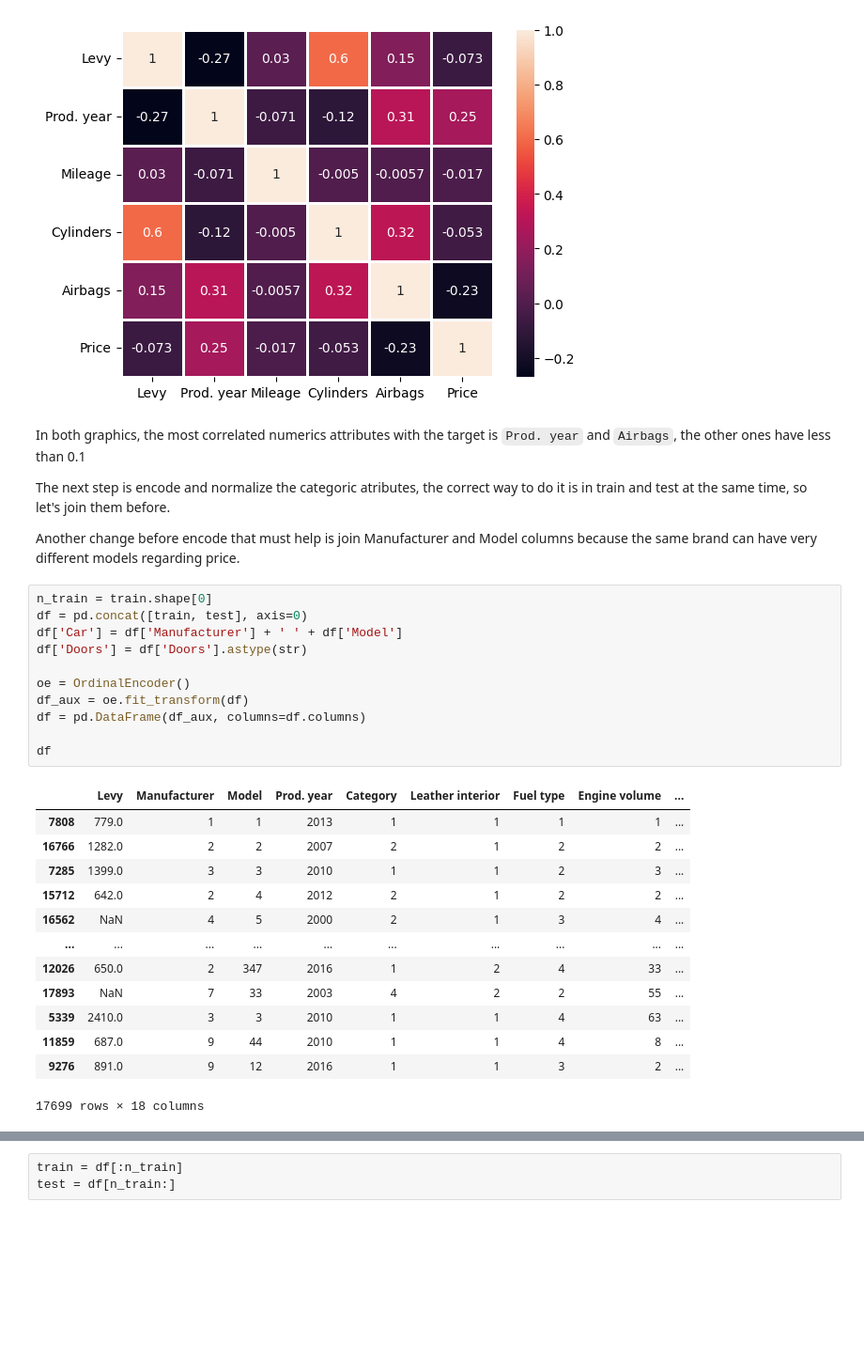
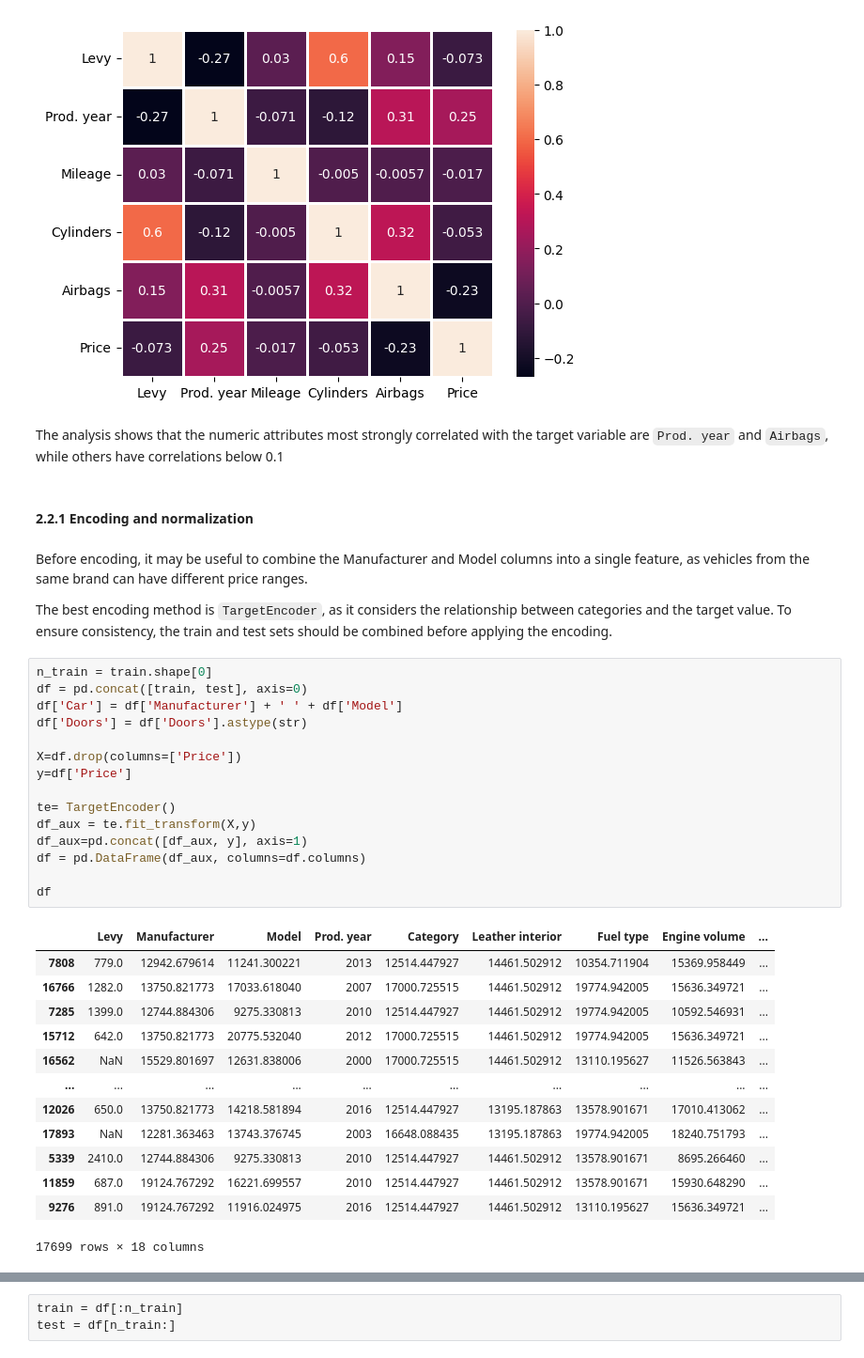
Before and after one commit to luismz14/Kaggle, a Jupyter notebook: kaggle.ipynb, the cells around one changed output, grey strips where cells are left out. Shown at 94% size. Drawn from its saved outputs; the diff is of its cells as text; blank space fills up the shorter version.

````diff
--- a/kaggle.ipynb
+++ b/kaggle.ipynb
@@ -270,35 +288,41 @@ sns.heatmap(train.corr(numeric_only=True),annot=True,linewidths=2)
 # %% [output]
 <Axes: >
 [figure]
-# %% [markdown]
-In both graphics, the most correlated numerics attributes with the target is ```Prod. year``` and ```Airbags```, the other ones have less than 0.1
-
-The next step is encode and normalize the categoric atributes, the correct way to do it is in train and test at the same time, so let's join them before.
-
-Another change before encode that must help is join Manufacturer and Model columns because the same brand can have very different models regarding price.
+# %% [markdown]
+The analysis shows that the numeric attributes most strongly correlated with the target variable are ```Prod. year``` and ```Airbags```, while others have correlations below 0.1
+# %% [markdown]
+#### 2.2.1 Encoding and normalization
+# %% [markdown]
+Before encoding, it may be useful to combine the Manufacturer and Model columns into a single feature, as vehicles from the same brand can have different price ranges.
+
+The best encoding method is ``TargetEncoder``, as it considers the relationship between categories and the target value. To ensure consistency, the train and test sets should be combined before applying the encoding.
 # %%
 n_train = train.shape[0]
 df = pd.concat([train, test], axis=0)
 df['Car'] = df['Manufacturer'] + ' ' + df['Model']
 df['Doors'] = df['Doors'].astype(str)
 
-oe = OrdinalEncoder()
-df_aux = oe.fit_transform(df)
+X=df.drop(columns=['Price'])
+y=df['Price']
+
+te= TargetEncoder()
+df_aux = te.fit_transform(X,y)
+df_aux=pd.concat([df_aux, y], axis=1)
 df = pd.DataFrame(df_aux, columns=df.columns)
 
 df
 # %% [output]
 |  | Levy | Manufacturer | Model | Prod. year | Category | Leather interior | Fuel type | Engine volume | ... |
-| 7808 | 779.0 | 1 | 1 | 2013 | 1 | 1 | 1 | 1 | ... |
-| 16766 | 1282.0 | 2 | 2 | 2007 | 2 | 1 | 2 | 2 | ... |
-| 7285 | 1399.0 | 3 | 3 | 2010 | 1 | 1 | 2 | 3 | ... |
-| 15712 | 642.0 | 2 | 4 | 2012 | 2 | 1 | 2 | 2 | ... |
-| 16562 | NaN | 4 | 5 | 2000 | 2 | 1 | 3 | 4 | ... |
+| 7808 | 779.0 | 12942.679614 | 11241.300221 | 2013 | 12514.447927 | 14461.502912 | 10354.711904 | 15369.958449 | ... |
+| 16766 | 1282.0 | 13750.821773 | 17033.618040 | 2007 | 17000.725515 | 14461.502912 | 19774.942005 | 15636.349721 | ... |
+| 7285 | 1399.0 | 12744.884306 | 9275.330813 | 2010 | 12514.447927 | 14461.502912 | 19774.942005 | 10592.546931 | ... |
+| 15712 | 642.0 | 13750.821773 | 20775.532040 | 2012 | 17000.725515 | 14461.502912 | 19774.942005 | 15636.349721 | ... |
+| 16562 | NaN | 15529.801697 | 12631.838006 | 2000 | 17000.725515 | 14461.502912 | 13110.195627 | 11526.563843 | ... |
 | ... | ... | ... | ... | ... | ... | ... | ... | ... | ... |
-| 12026 | 650.0 | 2 | 347 | 2016 | 1 | 2 | 4 | 33 | ... |
-| 17893 | NaN | 7 | 33 | 2003 | 4 | 2 | 2 | 55 | ... |
-| 5339 | 2410.0 | 3 | 3 | 2010 | 1 | 1 | 4 | 63 | ... |
-| 11859 | 687.0 | 9 | 44 | 2010 | 1 | 1 | 4 | 8 | ... |
-| 9276 | 891.0 | 9 | 12 | 2016 | 1 | 1 | 3 | 2 | ... |
+| 12026 | 650.0 | 13750.821773 | 14218.581894 | 2016 | 12514.447927 | 13195.187863 | 13578.901671 | 17010.413062 | ... |
+| 17893 | NaN | 12281.363463 | 13743.376745 | 2003 | 16648.088435 | 13195.187863 | 19774.942005 | 18240.751793 | ... |
+| 5339 | 2410.0 | 12744.884306 | 9275.330813 | 2010 | 12514.447927 | 14461.502912 | 13578.901671 | 8695.266460 | ... |
+| 11859 | 687.0 | 19124.767292 | 16221.699557 | 2010 | 12514.447927 | 14461.502912 | 13578.901671 | 15930.648290 | ... |
+| 9276 | 891.0 | 19124.767292 | 11916.024975 | 2016 | 12514.447927 | 14461.502912 | 13110.195627 | 15636.349721 | ... |
 17699 rows × 18 columns
 # %% [markdown]
````
Also changed, not shown: parts of 47 cells of this notebook.
